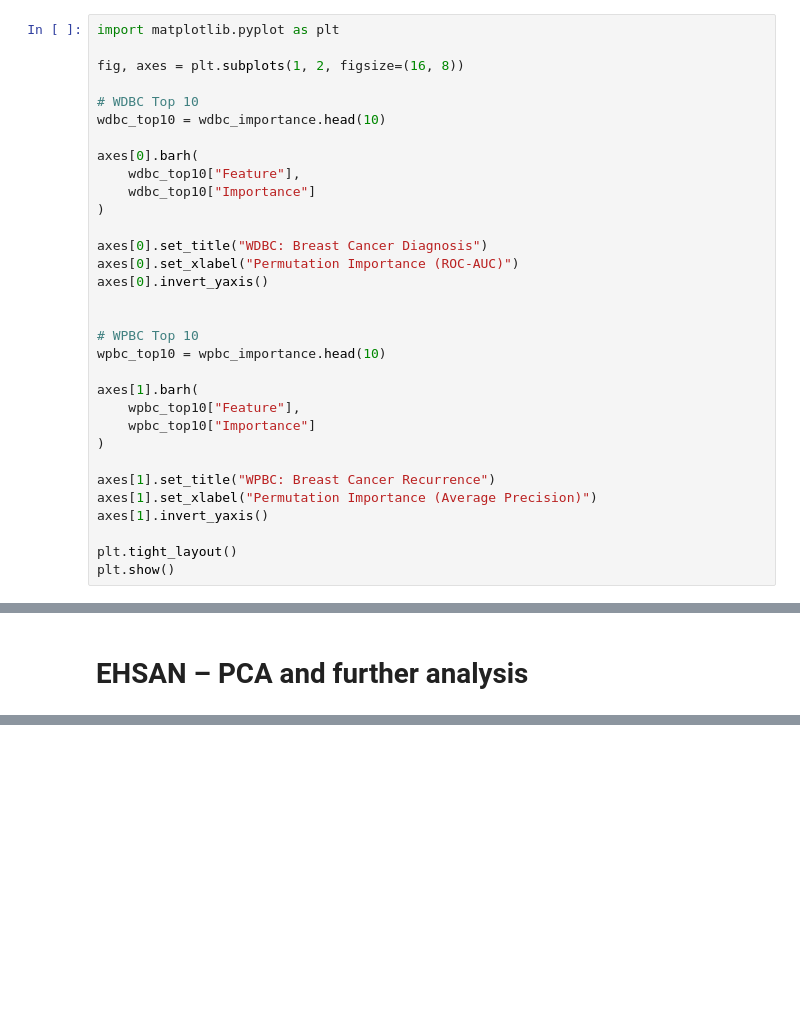
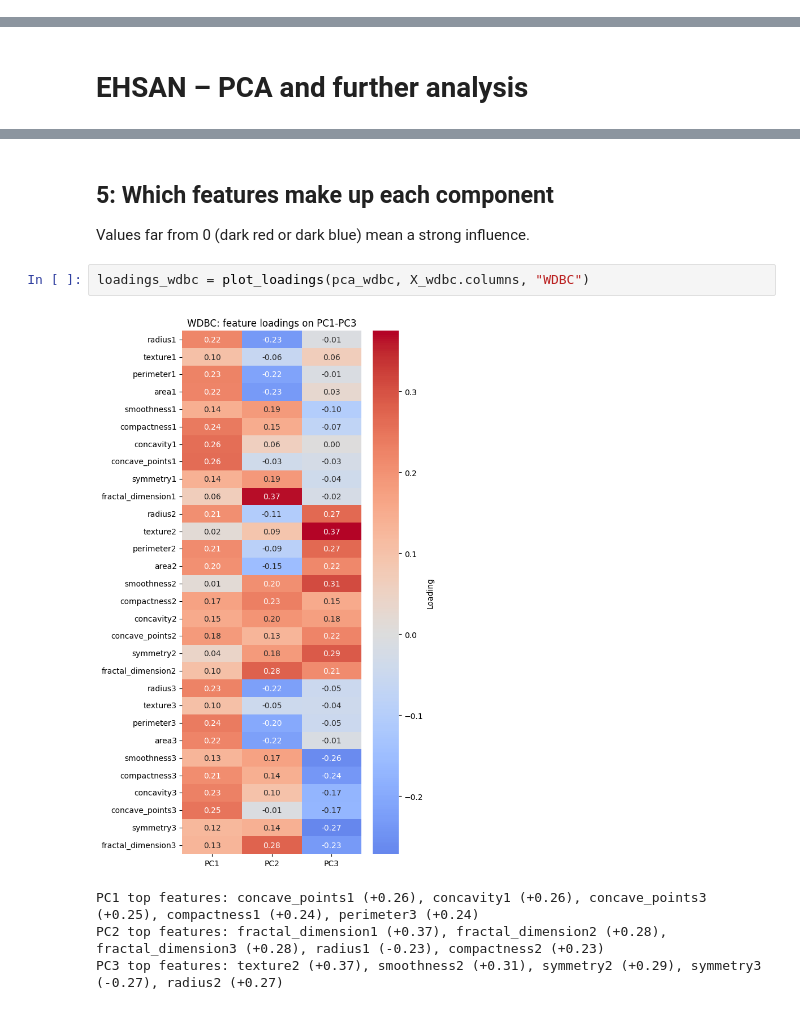
Before and after one commit to Bndreea/Team-9, a Jupyter notebook: Group9.ipynb, the cells around one changed output, grey strips where cells are left out. Cells and saved outputs as stored; diff of their text form; blank space fills up the shorter version.

```diff
--- a/Group9.ipynb
+++ b/Group9.ipynb
@@ -1202,32 +874,0 @@ Less important in both:
-# %%
-import matplotlib.pyplot as plt
-
-fig, axes = plt.subplots(1, 2, figsize=(16, 8))
-
-# WDBC Top 10
-wdbc_top10 = wdbc_importance.head(10)
-
-axes[0].barh(
-    wdbc_top10["Feature"],
-    wdbc_top10["Importance"]
-)
-
-axes[0].set_title("WDBC: Breast Cancer Diagnosis")
-axes[0].set_xlabel("Permutation Importance (ROC-AUC)")
-axes[0].invert_yaxis()
-
-
-# WPBC Top 10
-wpbc_top10 = wpbc_importance.head(10)
-
-axes[1].barh(
-    wpbc_top10["Feature"],
-    wpbc_top10["Importance"]
-)
-
-axes[1].set_title("WPBC: Breast Cancer Recurrence")
-axes[1].set_xlabel("Permutation Importance (Average Precision)")
-axes[1].invert_yaxis()
-
-plt.tight_layout()
-plt.show()
@@ -1237,0 +1063,11 @@ plt.show()
+# %% [markdown]
+## 5: Which features make up each component
+
+Values far from 0 (dark red or dark blue) mean a strong influence.
+# %%
+loadings_wdbc = plot_loadings(pca_wdbc, X_wdbc.columns, "WDBC")
+# %% [output]
+[figure, added]
+PC1 top features: concave_points1 (+0.26), concavity1 (+0.26), concave_points3 (+0.25), compactness1 (+0.24), perimeter3 (+0.24)
+PC2 top features: fractal_dimension1 (+0.37), fractal_dimension2 (+0.28), fractal_dimension3 (+0.28), radius1 (-0.23), compactness2 (+0.23)
+PC3 top features: texture2 (+0.37), smoothness2 (+0.31), symmetry2 (+0.29), symmetry3 (-0.27), radius2 (+0.27)
```
Also changed, not shown: parts of 41 cells of this notebook.
